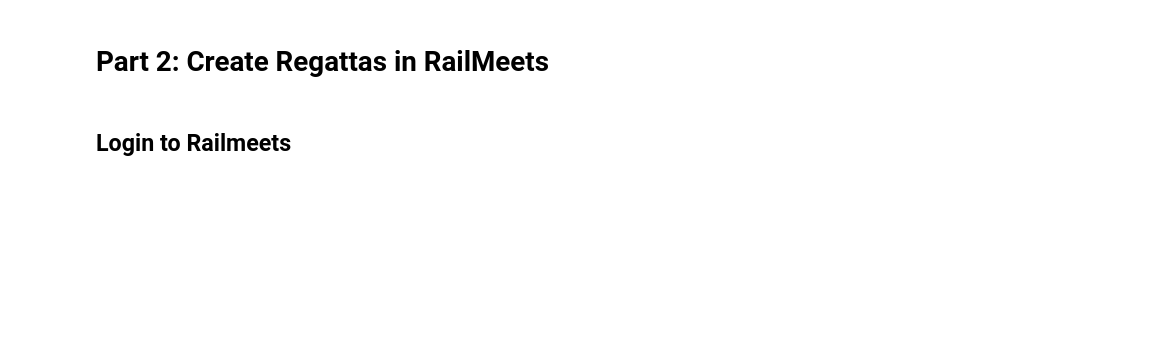
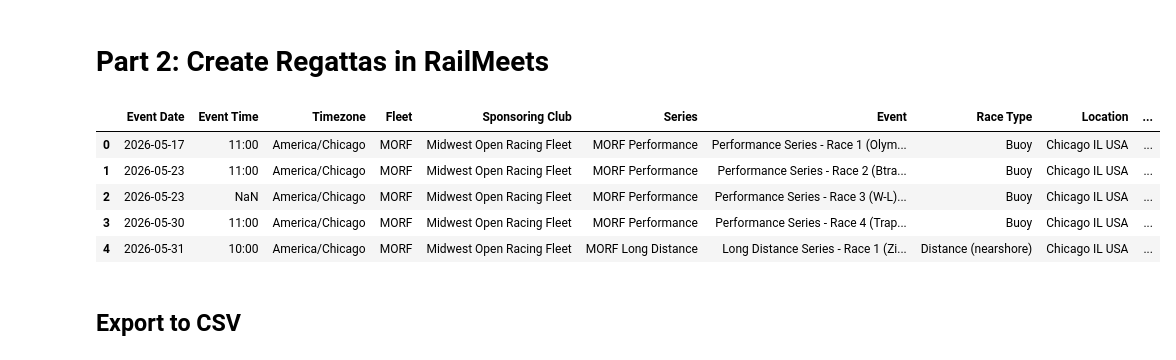
Before and after one commit to DrakeData/morf_to_railmeets, a Jupyter notebook: 2_morf_to_railmeets.ipynb, the cells around one changed output. Cells and saved outputs as stored; diff of their text form; code cells hidden in the pictures; blank space fills up the shorter version.

Commit message:
Updated code to bulk upload into railmeets

```diff
--- a/2_morf_to_railmeets.ipynb
+++ b/2_morf_to_railmeets.ipynb
@@ -10,47 +7,44 @@ df.columns
 # %%
-# 1. Build Race Date Time
-df["Race Date Time"] = df["Date"].astype(str) + " " + df["Start Time"].astype(str)
+year = datetime.now().year
 
-# 2. Fleet (constant)
-df["Fleet"] = "MORF"
+morf = pd.read_csv(f"morf_schedule/morf_schedule_{year}.csv")
 
-# 3. Club (constant)
-df["Club"] = "Midwest Open Racing Fleet"
+railmeets = pd.DataFrame()
 
-# 4. Series
-df["Series"] = "MORF " + df["Series Type"].fillna("")
+railmeets["Event Date"] = pd.to_datetime(morf["Date"]).dt.date
+railmeets["Event Time"] = morf["Start Time"]
 
-# 5. Event
-df["Event"] = df["Event - Results"]
+railmeets["Timezone"] = "America/Chicago"
+railmeets["Fleet"] = "MORF"
+railmeets["Sponsoring Club"] = "Midwest Open Racing Fleet"
 
-# 6. Race Type (already exists, just ensure clean)
-df["Race Type"] = df["Race Type"]
+railmeets["Series"] = "MORF " + morf["Series Type"].fillna("")
+railmeets["Event"] = morf["Event - Results"]
+railmeets["Race Type"] = morf["Race Type"]
 
-# 7. Location (constant)
-df["Location"] = "Chicago, IL, USA"
+railmeets["Location"] = "Chicago IL USA"
+railmeets["Website Link"] = "https://morfracing.net/wpmocha/"
 
-# 8. Race Website (constant)
-df["Race Website"] = "https://morfracing.net/"
+# Format Event Date explicitly as YYYY-MM-DD strings
+railmeets["Event Date"] = (
+    pd.to_datetime(morf["Date"], errors="coerce")
+      .dt.strftime("%Y-%m-%d")
+)
 
-# 9. Event Type (constant)
-df["Event Type"] = "Race"
+# Convert 'Start Time' like '6:30 PM' -> '18:30'
+railmeets["Event Time"] = (
+    pd.to_datetime(morf["Start Time"], errors="coerce")
+      .dt.strftime("%H:%M")
+)
 
-df["Series"] = df["Series"].str.replace(r"\s{2,}", " ", regex=True).str.strip()
-
-railmeets_df = df[[
-    "Race Date Time",
-    "Fleet",
-    "Club",
-    "Series",
-    "Event",
-    "Race Type",
-    "Location",
-    "Race Website",
-    "Event Type"
-]]
-
-display(len(railmeets_df))
-railmeets_df.head()
+railmeets.head()
+# %% [output]
+|  | Event Date | Event Time | Timezone | Fleet | Sponsoring Club | Series | Event | Race Type | Location | ... |
+| 0 | 2026-05-17 | 11:00 | America/Chicago | MORF | Midwest Open Racing Fleet | MORF Performance | Performance Series - Race 1 (Olym... | Buoy | Chicago IL USA | ... |
+| 1 | 2026-05-23 | 11:00 | America/Chicago | MORF | Midwest Open Racing Fleet | MORF Performance | Performance Series - Race 2 (Btra... | Buoy | Chicago IL USA | ... |
+| 2 | 2026-05-23 | NaN | America/Chicago | MORF | Midwest Open Racing Fleet | MORF Performance | Performance Series - Race 3 (W-L)... | Buoy | Chicago IL USA | ... |
+| 3 | 2026-05-30 | 11:00 | America/Chicago | MORF | Midwest Open Racing Fleet | MORF Performance | Performance Series - Race 4 (Trap... | Buoy | Chicago IL USA | ... |
+| 4 | 2026-05-31 | 10:00 | America/Chicago | MORF | Midwest Open Racing Fleet | MORF Long Distance | Long Distance Series - Race 1 (Zi... | Distance (nearshore) | Chicago IL USA | ... |
 # %% [markdown]
-## Login to Railmeets
+## Export to CSV
 # %%
```
Also changed, not shown: parts of 4 cells of this notebook, 4 other files.
